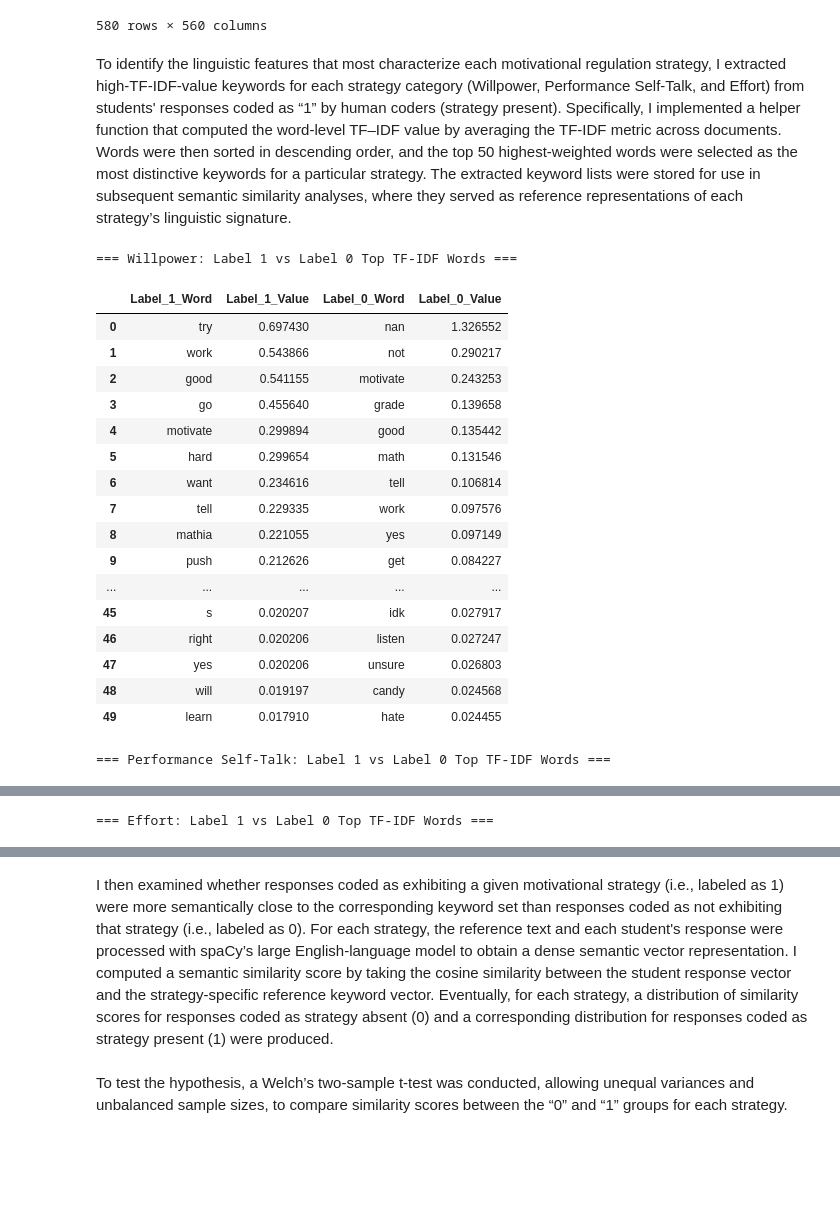
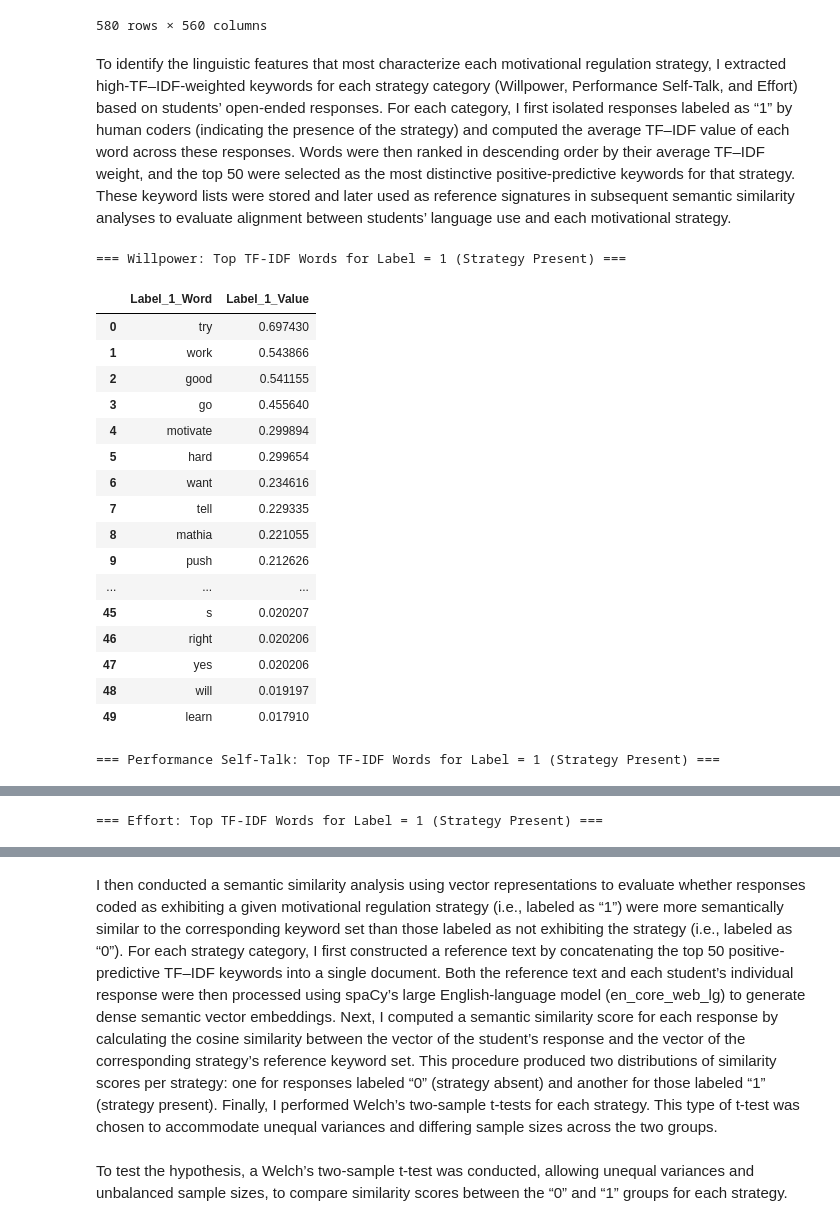
Before and after one commit to YBao7/NLP_Project, a Jupyter notebook: Semantic Similarity Assignment Paper.ipynb, the cells around one changed output, grey strips where cells are left out. Drawn from its saved outputs; the diff is of its cells as text; code cells hidden in the pictures; blank space fills up the shorter version.

```diff
--- a/Semantic Similarity Assignment Paper.ipynb
+++ b/Semantic Similarity Assignment Paper.ipynb
@@ -259,7 +262,7 @@ tfidf_df
 | 579 | 0.000000 | 0.000000 | 0.000000 | 0.000000 | 0.000000 | 0.00000 | 0.000000 | 0.000000 | 0.000000 | 0.000000 | ... | ... |
 580 rows × 560 columns
 # %% [markdown]
-To identify the linguistic features that most characterize each motivational regulation strategy, I extracted high-TF-IDF-value keywords for each strategy category (Willpower, Performance Self-Talk, and Effort) from students' responses coded as “1” by human coders (strategy present). Specifically, I implemented a helper function that computed the word-level TF–IDF value by averaging the TF-IDF metric across documents. Words were then sorted in descending order, and the top 50 highest-weighted words were selected as the most distinctive keywords for a particular strategy. The extracted keyword lists were stored for use in subsequent semantic similarity analyses, where they served as reference representations of each strategy’s linguistic signature.
+To identify the linguistic features that most characterize each motivational regulation strategy, I extracted high-TF–IDF-weighted keywords for each strategy category (Willpower, Performance Self-Talk, and Effort) based on students’ open-ended responses. For each category, I first isolated responses labeled as “1” by human coders (indicating the presence of the strategy) and computed the average TF–IDF value of each word across these responses. Words were then ranked in descending order by their average TF–IDF weight, and the top 50 were selected as the most distinctive positive-predictive keywords for that strategy. These keyword lists were stored and later used as reference signatures in subsequent semantic similarity analyses to evaluate alignment between students’ language use and each motivational strategy.
 # %%
 # Helper function: identify the top 50 keywords
 def top_tfidf_words(tfidf_df, labels, top_n=50):
@@ -311,63 +314,55 @@ def pos_neg_features(code_col, text_df_filtered, tfidf_df, top_n=50):
 ##        neg: Series of top TF-IDF words for label=0
 # %%
 # Define a helper function to make the table, presenting the keywords and tfidf values
-def make_side_by_side_table(pos, neg, code_name):
+# For the semantic similarity analysis, we only need to focus on positive predictive keywords
+def make_side_by_side_table(pos, code_name):
     df_pos = pos.reset_index()
     df_pos.columns = ['Label_1_Word', 'Label_1_Value']
 
-    df_neg = neg.reset_index()
-    df_neg.columns = ['Label_0_Word', 'Label_0_Value']
+    print(f"\n=== {code_name}: Top TF-IDF Words for Label = 1 (Strategy Present) ===")
+    display(df_pos)
 
-    max_len = max(len(df_pos), len(df_neg))
-    df_pos = df_pos.reindex(range(max_len))
-    df_neg = df_neg.reindex(range(max_len))
-
-    table = pd.concat([df_pos, df_neg], axis=1)
-
-    print(f"\n=== {code_name}: Label 1 vs Label 0 Top TF-IDF Words ===")
-    display(table)
-
-    return table
+    return df_pos
 # %%
-# Pull out the key word tabel for each category
+# Pull out the keyword tabel for each category
 side_by_side_tables = {}
 reduced_results = {}
 
 codes = ["Willpower", "Performance Self-Talk", "Effort"]
 
 for code in codes:
     pos, neg = pos_neg_features(
         code_col=code,
         text_df_filtered=text_df_filtered,
         tfidf_df=tfidf_df,
         top_n=50
     )
 
     if code not in reduced_results:
         reduced_results[code] = {}
 
     reduced_results[code]['pos_features'] = list(pos.index)
     reduced_results[code]['neg_features'] = list(neg.index)
 
-    table = make_side_by_side_table(pos, neg, code)
+    table = make_side_by_side_table(pos, code)
     side_by_side_tables[code] = table
 # %% [output]
-=== Willpower: Label 1 vs Label 0 Top TF-IDF Words ===
+=== Willpower: Top TF-IDF Words for Label = 1 (Strategy Present) ===
-|  | Label_1_Word | Label_1_Value | Label_0_Word | Label_0_Value |
-| 0 | try | 0.697430 | nan | 1.326552 |
-| 1 | work | 0.543866 | not | 0.290217 |
-| 2 | good | 0.541155 | motivate | 0.243253 |
-| 3 | go | 0.455640 | grade | 0.139658 |
-| 4 | motivate | 0.299894 | good | 0.135442 |
-| 5 | hard | 0.299654 | math | 0.131546 |
-| 6 | want | 0.234616 | tell | 0.106814 |
-| 7 | tell | 0.229335 | work | 0.097576 |
-| 8 | mathia | 0.221055 | yes | 0.097149 |
-| 9 | push | 0.212626 | get | 0.084227 |
-| ... | ... | ... | ... | ... |
-| 45 | s | 0.020207 | idk | 0.027917 |
-| 46 | right | 0.020206 | listen | 0.027247 |
-| 47 | yes | 0.020206 | unsure | 0.026803 |
-| 48 | will | 0.019197 | candy | 0.024568 |
-| 49 | learn | 0.017910 | hate | 0.024455 |
+|  | Label_1_Word | Label_1_Value |
+| 0 | try | 0.697430 |
+| 1 | work | 0.543866 |
+| 2 | good | 0.541155 |
+| 3 | go | 0.455640 |
+| 4 | motivate | 0.299894 |
+| 5 | hard | 0.299654 |
+| 6 | want | 0.234616 |
+| 7 | tell | 0.229335 |
+| 8 | mathia | 0.221055 |
+| 9 | push | 0.212626 |
+| ... | ... | ... |
+| 45 | s | 0.020207 |
+| 46 | right | 0.020206 |
+| 47 | yes | 0.020206 |
+| 48 | will | 0.019197 |
+| 49 | learn | 0.017910 |
-=== Performance Self-Talk: Label 1 vs Label 0 Top TF-IDF Words ===
+=== Performance Self-Talk: Top TF-IDF Words for Label = 1 (Strategy Present) ===
@@ -391 +386 @@ for code in codes:
-=== Effort: Label 1 vs Label 0 Top TF-IDF Words ===
+=== Effort: Top TF-IDF Words for Label = 1 (Strategy Present) ===
@@ -409,5 +404,5 @@ for code in codes:
 # %% [markdown]
-I then examined whether responses coded as exhibiting a given motivational strategy (i.e., labeled as 1) were more semantically close to the corresponding keyword set than responses coded as not exhibiting that strategy (i.e., labeled as 0). For each strategy, the reference text and each student's response were processed with spaCy’s large English-language model to obtain a dense semantic vector representation. I computed a semantic similarity score by taking the cosine similarity between the student response vector and the strategy-specific reference keyword vector. Eventually, for each strategy, a distribution of similarity scores for responses coded as strategy absent (0) and a corresponding distribution for responses coded as strategy present (1) were produced.
+I then conducted a semantic similarity analysis using vector representations to evaluate whether responses coded as exhibiting a given motivational regulation strategy (i.e., labeled as “1”) were more semantically similar to the corresponding keyword set than those labeled as not exhibiting the strategy (i.e., labeled as “0”). For each strategy category, I first constructed a reference text by concatenating the top 50 positive-predictive TF–IDF keywords into a single document. Both the reference text and each student’s individual response were then processed using spaCy’s large English-language model (en_core_web_lg) to generate dense semantic vector embeddings. Next, I computed a semantic similarity score for each response by calculating the cosine similarity between the vector of the student’s response and the vector of the corresponding strategy’s reference keyword set. This procedure produced two distributions of similarity scores per strategy: one for responses labeled “0” (strategy absent) and another for those labeled “1” (strategy present). Finally, I performed Welch’s two-sample t-tests for each strategy. This type of t-test was chosen to accommodate unequal variances and differing sample sizes across the two groups.
 # %%
 from scipy.stats import ttest_ind
 import pandas as pd
```
Also changed, not shown: parts of 4 cells of this notebook, 2 other files.
